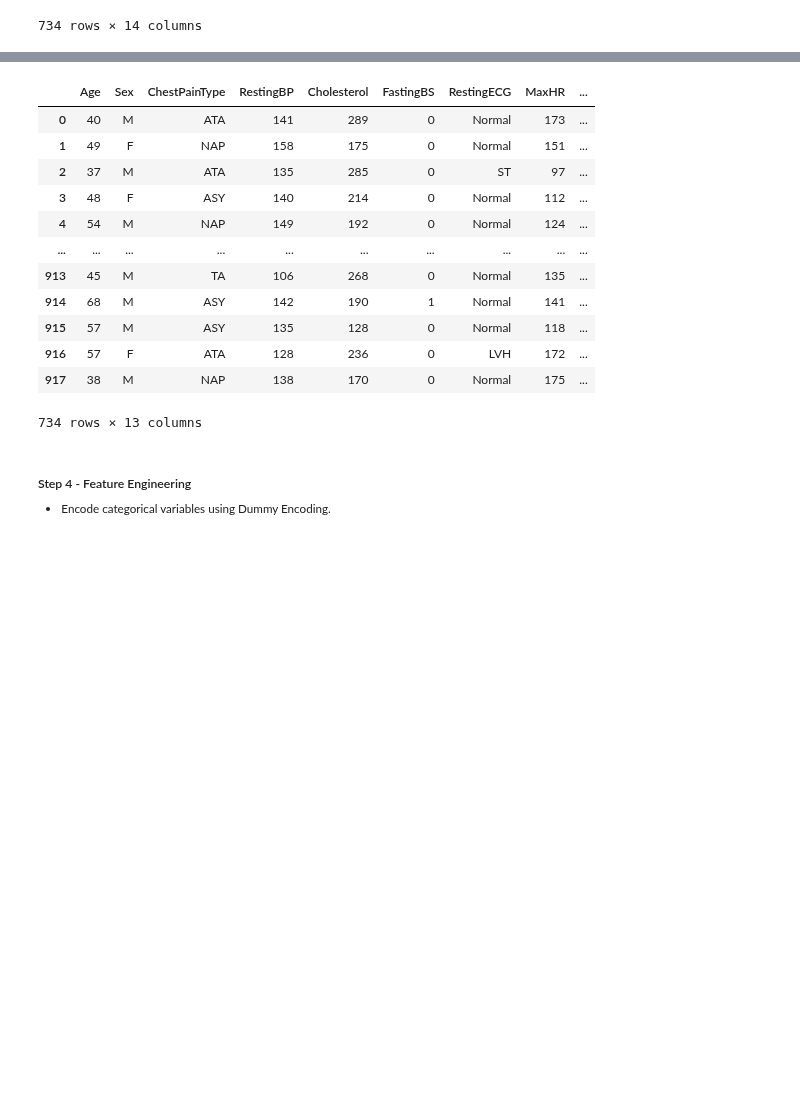
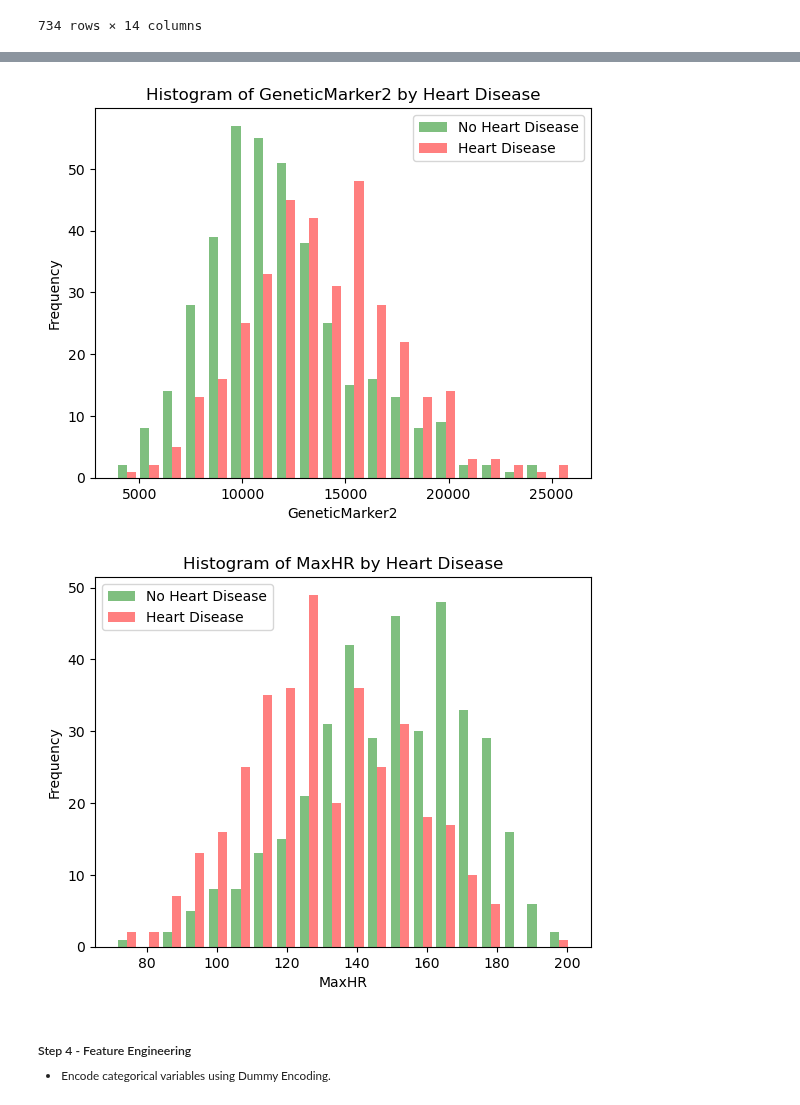
Before and after one commit to TJ-Abbing/Data-Science, a Jupyter notebook: OP-2/assignments/final/Final-assignment.ipynb, the cells around one changed output, grey strips where cells are left out. Saved outputs shown, nothing was run; the diff lists cells and outputs as text; code cells hidden in the pictures; blank space fills up the shorter version.

```diff
--- a/OP-2/assignments/final/Final-assignment.ipynb
+++ b/OP-2/assignments/final/Final-assignment.ipynb
@@ -398,27 +511,27 @@ plt.show()
 # %%
-# There seems to be no correlation between the genetic marker "GeneticMarker1" and heart disease as
-# whether a person has heart disease or not seems to have no effect on the value of "GeneticMarker1".
-# Therefore the "GeneticMarker1" column will be dropped.
-df = df.drop(columns=['GeneticMarker1'])
-df
+# Histogram for GeneticMarker2
+plt.hist([df[df['HeartDisease'] == 0]['GeneticMarker2'], df[df['HeartDisease'] == 1]['GeneticMarker2']], bins=bins, alpha=0.5, label=['No Heart Disease', 'Heart Disease'], color=['green', 'red'])
+plt.gca().set(title='Histogram of GeneticMarker2 by Heart Disease', xlabel='GeneticMarker2', ylabel='Frequency')
+plt.legend()
+plt.show()
+
 
 # There DOES seems to be a correlation between the genetic marker "GeneticMarker2" and heart disease, however.
 # The higher the value of "GeneticMarker2", the more likely a person is to have heart disease and vice versa.
 # Therefore the "GeneticMarker2" column will be kept in.
 # %% [output]
-|  | Age | Sex | ChestPainType | RestingBP | Cholesterol | FastingBS | RestingECG | MaxHR | ... |
-| 0 | 40 | M | ATA | 141 | 289 | 0 | Normal | 173 | ... |
-| 1 | 49 | F | NAP | 158 | 175 | 0 | Normal | 151 | ... |
-| 2 | 37 | M | ATA | 135 | 285 | 0 | ST | 97 | ... |
-| 3 | 48 | F | ASY | 140 | 214 | 0 | Normal | 112 | ... |
-| 4 | 54 | M | NAP | 149 | 192 | 0 | Normal | 124 | ... |
-| ... | ... | ... | ... | ... | ... | ... | ... | ... | ... |
-| 913 | 45 | M | TA | 106 | 268 | 0 | Normal | 135 | ... |
-| 914 | 68 | M | ASY | 142 | 190 | 1 | Normal | 141 | ... |
-| 915 | 57 | M | ASY | 135 | 128 | 0 | Normal | 118 | ... |
-| 916 | 57 | F | ATA | 128 | 236 | 0 | LVH | 172 | ... |
-| 917 | 38 | M | NAP | 138 | 170 | 0 | Normal | 175 | ... |
-734 rows × 13 columns
+[figure, added]
+# %%
+# Histogram for MaxHR
+plt.hist([df[df['HeartDisease'] == 0]['MaxHR'], df[df['HeartDisease'] == 1]['MaxHR']], bins=bins, alpha=0.5, label=['No Heart Disease', 'Heart Disease'], color=['green', 'red'])
+plt.gca().set(title='Histogram of MaxHR by Heart Disease', xlabel='MaxHR', ylabel='Frequency')
+plt.legend()
+plt.show()
+
+# There also seems to be a correlation between the "MaxHR" and heart disease.
+# The higher the value of "MaxHR", the less likely a person is to have heart disease and vice versa.
+# %% [output]
+[figure, added]
 # %% [markdown]
 ##### Step 4 - Feature Engineering
 
```
Also changed, not shown: parts of 13 cells of this notebook.
